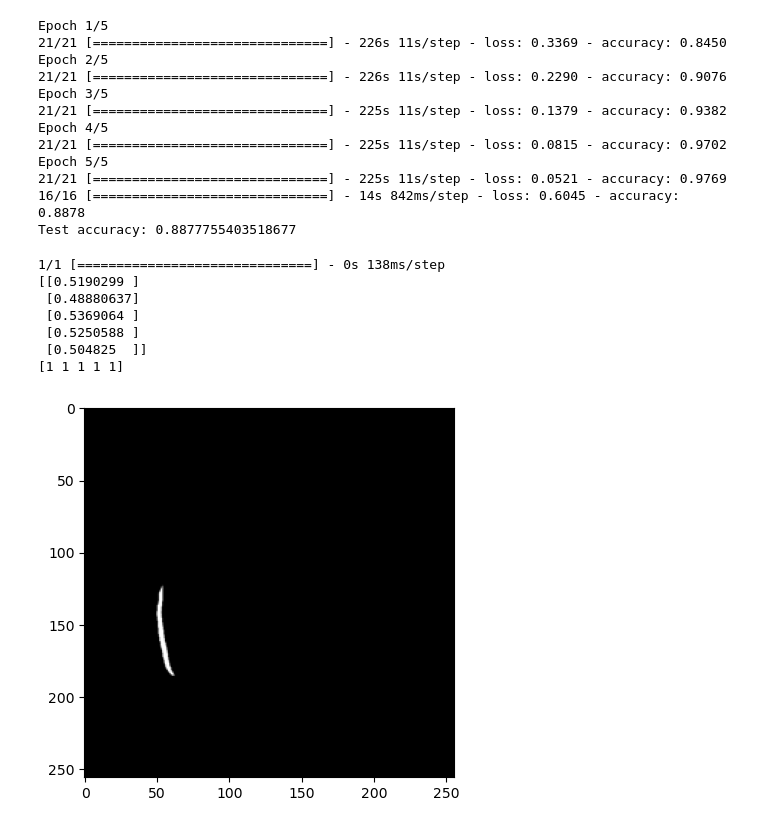
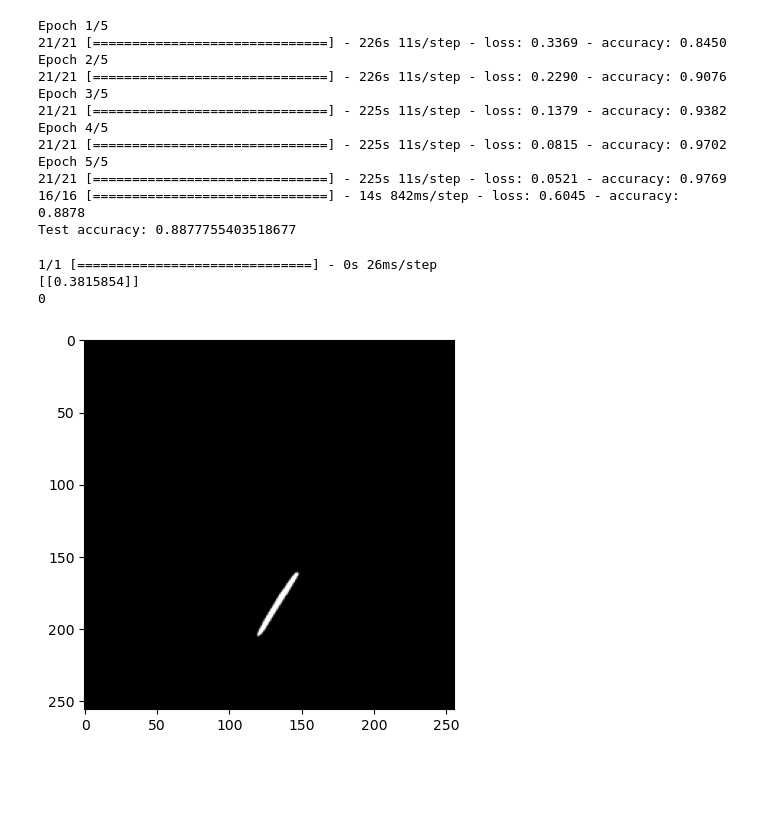
Before and after one commit to sediaz19/Analisis_C_elegans_DL, a Jupyter notebook: Analisis_C_Elegans.ipynb, the cells around one changed output. Cells and saved outputs as stored; diff of their text form; code cells hidden in the pictures; blank space fills up the shorter version.

```diff
--- a/Analisis_C_Elegans.ipynb
+++ b/Analisis_C_Elegans.ipynb
@@ -281,24 +281,20 @@ Epoch 5/5
 Test accuracy: 0.8877755403518677
 # %%
 # Hacer la predicción
-resultado = model.predict(X_test[0:5])
+resultado = model.predict(X_test[109:110])
 
 # Imprimir la predicción
 print(resultado)
-print(y_test[0:5])
+print(y_test[110])
 
 import matplotlib.pyplot as plt
-plt.imshow(X_test[1].reshape(256, 256), cmap='gray')
+plt.imshow(X_test[110].reshape(256, 256), cmap='gray')
 plt.show()
 # %% [output]
-1/1 [==============================] - 0s 138ms/step
-[[0.5190299 ]
- [0.48880637]
- [0.5369064 ]
- [0.5250588 ]
- [0.504825  ]]
-[1 1 1 1 1]
+1/1 [==============================] - 0s 26ms/step
+[[0.3815854]]
+0
-[figure, old version]
+[figure, new version]
 # %%
 model.save('mi_modelo.h5')
 tf.keras.models.save_model(model, filepath = ".",save_format='tf')
```
Also changed, not shown: parts of 4 cells of this notebook.
